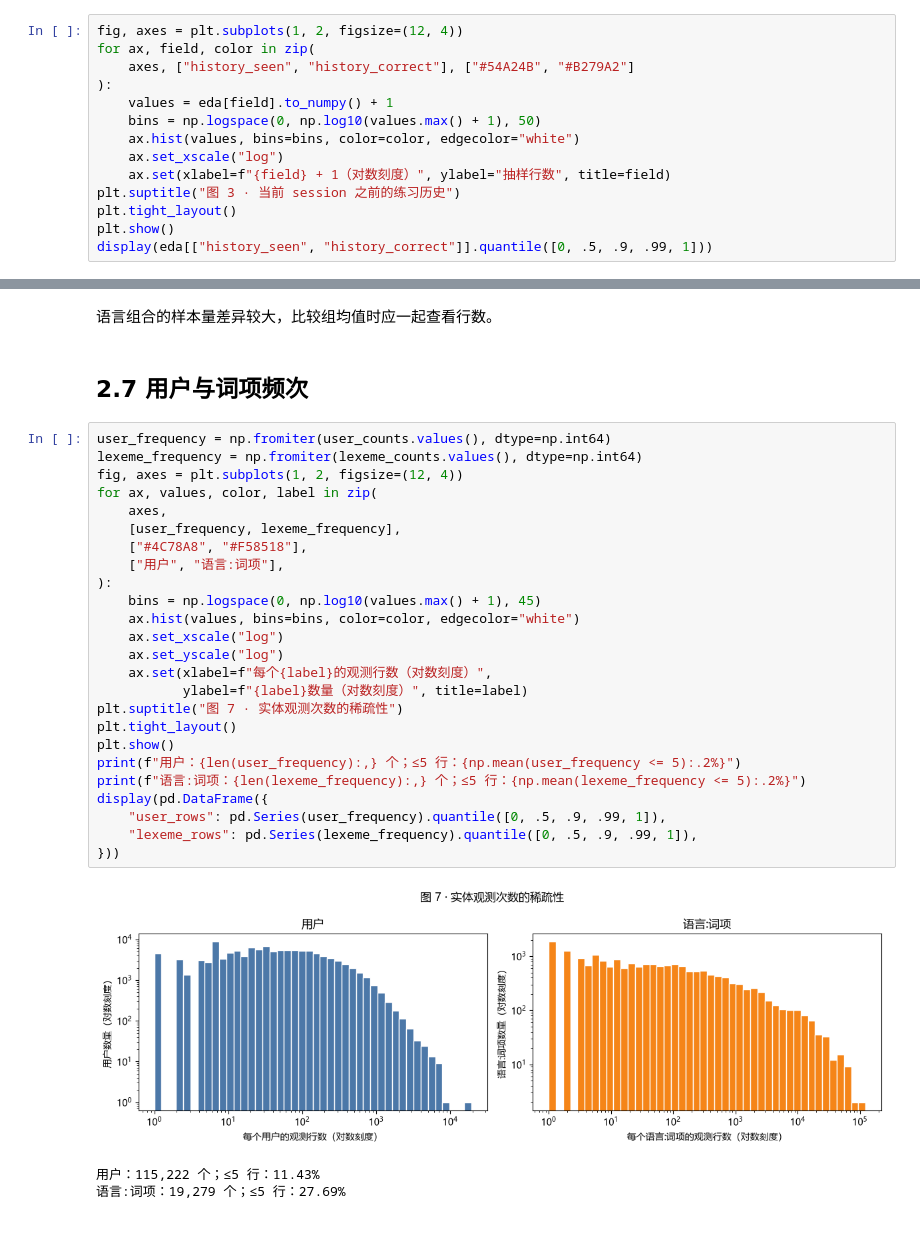
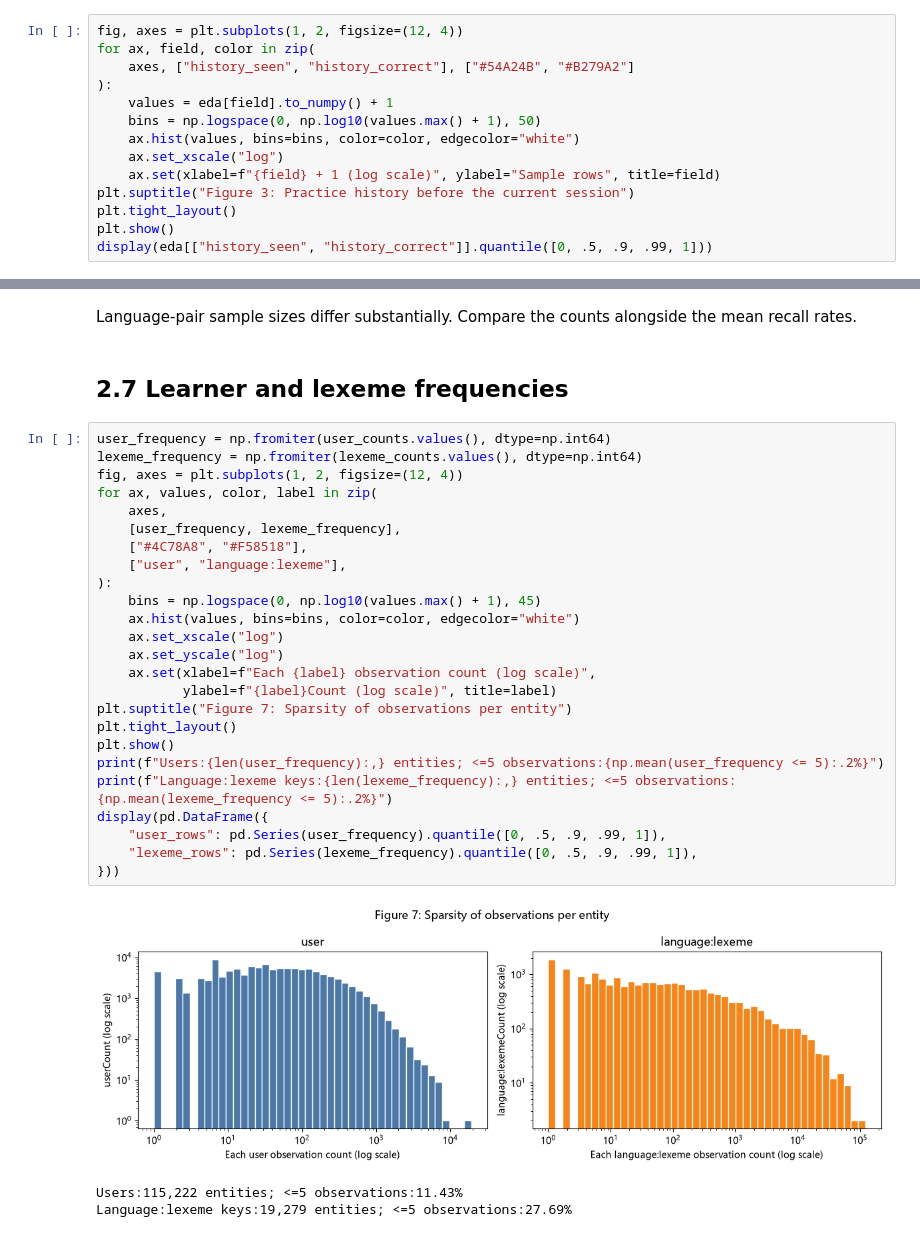
Before and after one commit to Horace564/HLR, a Jupyter notebook: 01_eda.ipynb, the cells around one changed output, grey strips where cells are left out. Saved outputs shown, nothing was run; the diff lists cells and outputs as text.

```diff
--- a/01_eda.ipynb
+++ b/01_eda.ipynb
@@ -163,8 +186,8 @@ for ax, field, color in zip(
     bins = np.logspace(0, np.log10(values.max() + 1), 50)
     ax.hist(values, bins=bins, color=color, edgecolor="white")
     ax.set_xscale("log")
-    ax.set(xlabel=f"{field} + 1（对数刻度）", ylabel="抽样行数", title=field)
-plt.suptitle("图 3 · 当前 session 之前的练习历史")
+    ax.set(xlabel=f"{field} + 1 (log scale)", ylabel="Sample rows", title=field)
+plt.suptitle("Figure 3: Practice history before the current session")
 plt.tight_layout()
 plt.show()
 display(eda[["history_seen", "history_correct"]].quantile([0, .5, .9, .99, 1]))
@@ -285,38 +308,38 @@ display(pair_summary[["pair", "n", "mean_recall"]])
 | 6 | en → es | 3407654 | 0.898490 |
 | 7 | es → en | 3641167 | 0.896290 |
 # %% [markdown]
-语言组合的样本量差异较大，比较组均值时应一起查看行数。
+Language-pair sample sizes differ substantially. Compare the counts alongside the mean recall rates.
 # %% [markdown]
-## 2.7 用户与词项频次
+## 2.7 Learner and lexeme frequencies
 # %%
 user_frequency = np.fromiter(user_counts.values(), dtype=np.int64)
 lexeme_frequency = np.fromiter(lexeme_counts.values(), dtype=np.int64)
 fig, axes = plt.subplots(1, 2, figsize=(12, 4))
 for ax, values, color, label in zip(
     axes,
     [user_frequency, lexeme_frequency],
     ["#4C78A8", "#F58518"],
-    ["用户", "语言:词项"],
+    ["user", "language:lexeme"],
 ):
     bins = np.logspace(0, np.log10(values.max() + 1), 45)
     ax.hist(values, bins=bins, color=color, edgecolor="white")
     ax.set_xscale("log")
     ax.set_yscale("log")
-    ax.set(xlabel=f"每个{label}的观测行数（对数刻度）",
-           ylabel=f"{label}数量（对数刻度）", title=label)
-plt.suptitle("图 7 · 实体观测次数的稀疏性")
+    ax.set(xlabel=f"Each {label} observation count (log scale)",
+           ylabel=f"{label}Count (log scale)", title=label)
+plt.suptitle("Figure 7: Sparsity of observations per entity")
 plt.tight_layout()
 plt.show()
-print(f"用户：{len(user_frequency):,} 个；≤5 行：{np.mean(user_frequency <= 5):.2%}")
-print(f"语言:词项：{len(lexeme_frequency):,} 个；≤5 行：{np.mean(lexeme_frequency <= 5):.2%}")
+print(f"Users:{len(user_frequency):,} entities; <=5 observations:{np.mean(user_frequency <= 5):.2%}")
+print(f"Language:lexeme keys:{len(lexeme_frequency):,} entities; <=5 observations:{np.mean(lexeme_frequency <= 5):.2%}")
 display(pd.DataFrame({
     "user_rows": pd.Series(user_frequency).quantile([0, .5, .9, .99, 1]),
     "lexeme_rows": pd.Series(lexeme_frequency).quantile([0, .5, .9, .99, 1]),
 }))
 # %% [output]
-[figure, old version]
+[figure, new version]
-用户：115,222 个；≤5 行：11.43%
-语言:词项：19,279 个；≤5 行：27.69%
+Users:115,222 entities; <=5 observations:11.43%
+Language:lexeme keys:19,279 entities; <=5 observations:27.69%
 |  | user_rows | lexeme_rows |
 | 0.00 | 1.00 | 1.00 |
 | 0.50 | 34.00 | 26.00 |
```
Also changed, not shown: parts of 23 cells of this notebook, 52 other files.
